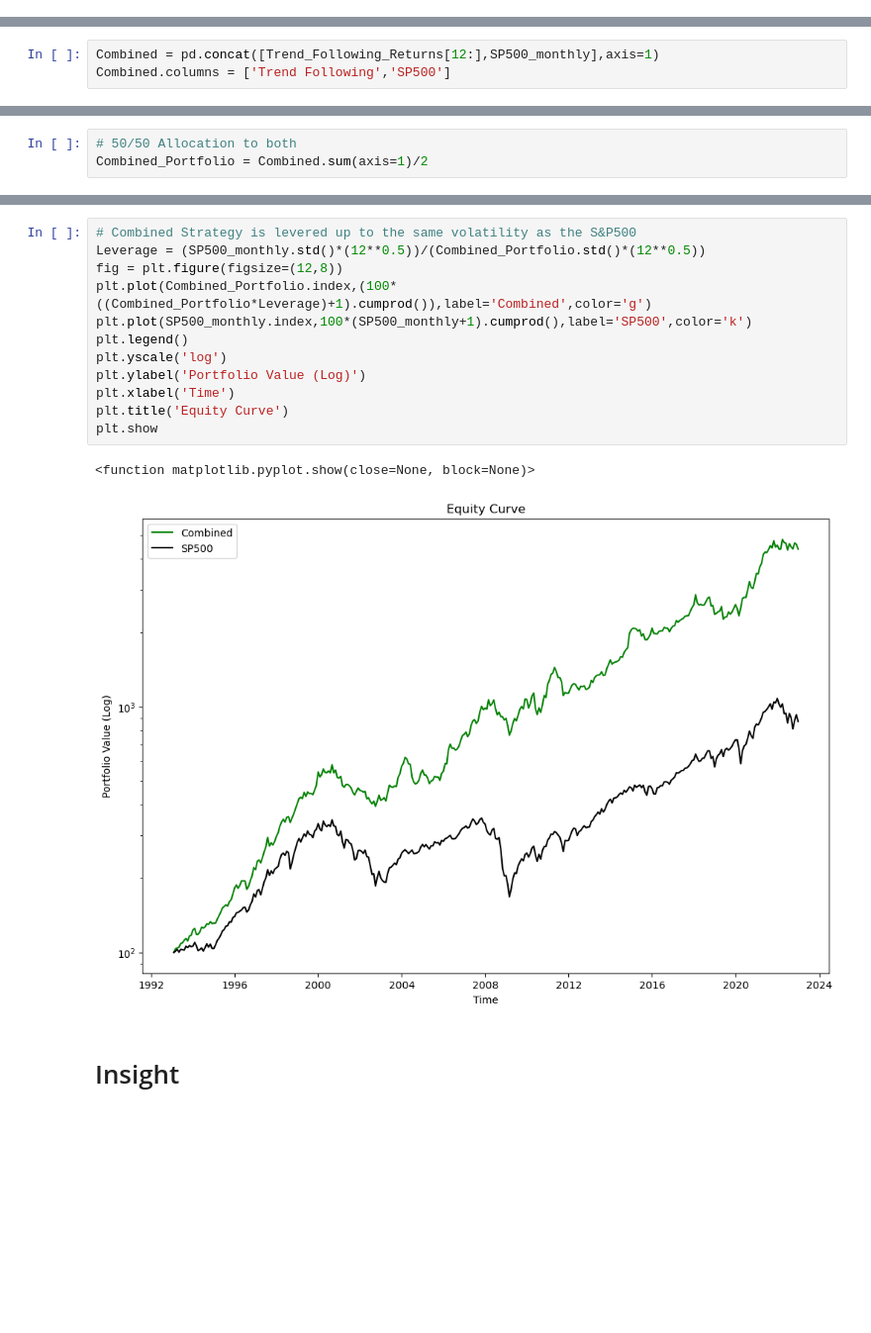
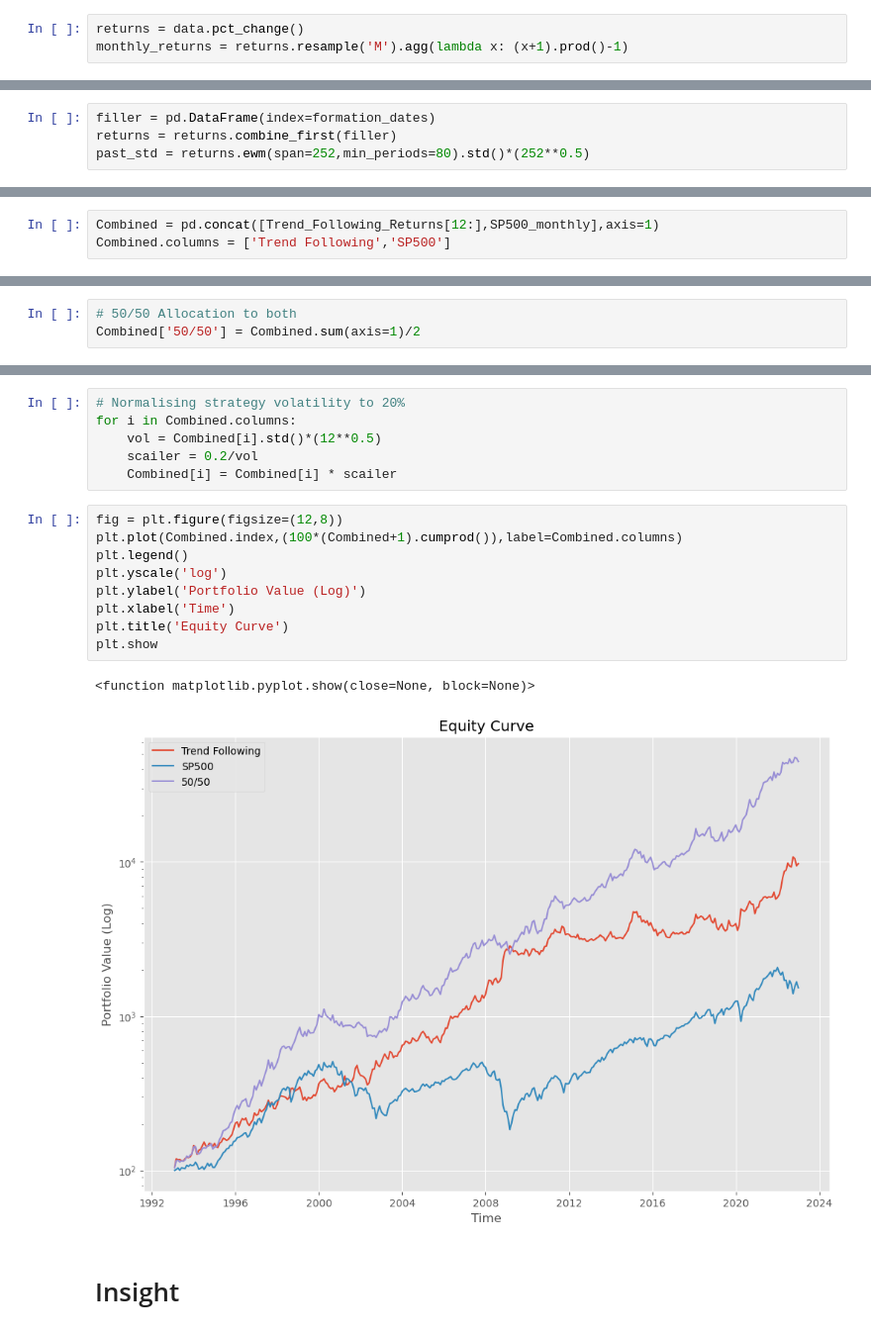
Before and after one commit to MalekAlkshaik/Trend-Following-Time-Series-Momentum, a Jupyter notebook: Time Series Momentum GitHub.ipynb, the cells around one changed output, grey strips where cells are left out. Shown: that part at 99% size. Cells and saved outputs as stored; diff of their text form; blank space fills up the shorter version.

```diff
--- a/Time Series Momentum GitHub.ipynb
+++ b/Time Series Momentum GitHub.ipynb
@@ -62 +80,4 @@ monthly_returns = returns_combined_rolled_futures.resample('M').apply(calculate_
+# %%
+returns = data.pct_change()
+monthly_returns = returns.resample('M').agg(lambda x: (x+1).prod()-1)
 # %%
@@ -75,3 +87,7 @@ past_std = returns_combined_rolled_futures.rolling(120,min_periods=80).std()*(25
+# %%
+filler = pd.DataFrame(index=formation_dates)
+returns = returns.combine_first(filler)
+past_std = returns.ewm(span=252,min_periods=80).std()*(252**0.5)
 # %% [markdown]
 # Backtesting
 # %%
@@ -199,3 +213,3 @@ Combined.corr().iloc[0,1]
 # %%
 # 50/50 Allocation to both
-Combined_Portfolio = Combined.sum(axis=1)/2
+Combined['50/50'] = Combined.sum(axis=1)/2
@@ -229,18 +255,21 @@ pf.plot_drawdown_underwater(Combined_Portfolio)
+# %%
+# Normalising strategy volatility to 20%
+for i in Combined.columns:
+    vol = Combined[i].std()*(12**0.5)
+    scailer = 0.2/vol
+    Combined[i] = Combined[i] * scailer
 # %%
-# Combined Strategy is levered up to the same volatility as the S&P500
-Leverage = (SP500_monthly.std()*(12**0.5))/(Combined_Portfolio.std()*(12**0.5))
 fig = plt.figure(figsize=(12,8))
-plt.plot(Combined_Portfolio.index,(100*((Combined_Portfolio*Leverage)+1).cumprod()),label='Combined',color='g')
-plt.plot(SP500_monthly.index,100*(SP500_monthly+1).cumprod(),label='SP500',color='k')
+plt.plot(Combined.index,(100*(Combined+1).cumprod()),label=Combined.columns)
 plt.legend()
 plt.yscale('log')
 plt.ylabel('Portfolio Value (Log)')
 plt.xlabel('Time')
 plt.title('Equity Curve')
 plt.show
 # %% [output]
 <function matplotlib.pyplot.show(close=None, block=None)>
-[figure, old version]
+[figure, new version]
 # %% [markdown]
 # Insight
 # %%
```
Also changed, not shown: parts of 34 cells of this notebook.
